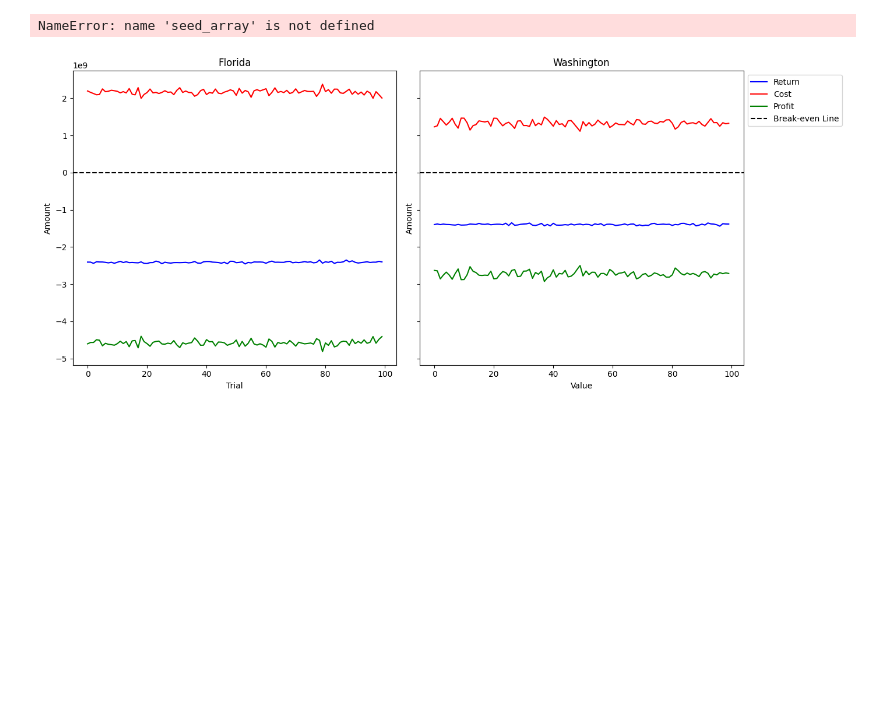
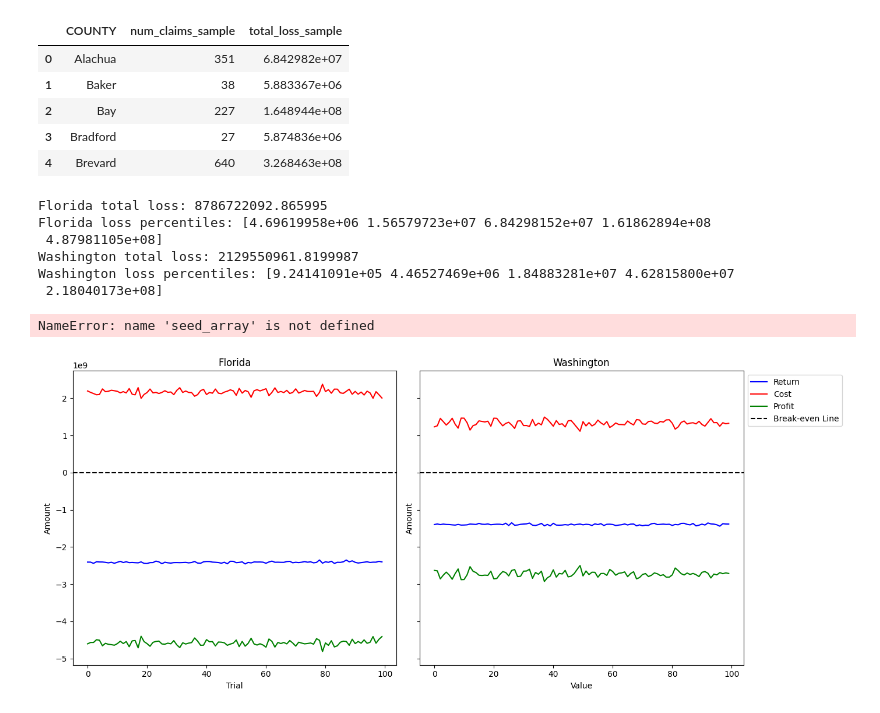
Before and after one commit to junomarques17/numerical_methods_project, a Jupyter notebook: main.ipynb, the cells around one changed output. Drawn from its saved outputs; the diff is of its cells as text; code cells hidden in the pictures; blank space fills up the shorter version.

```diff
--- a/main.ipynb
+++ b/main.ipynb
@@ -235,3 +159,59 @@ Washington state loss samples: [29457.11399477 26896.5768948  28402.70916032 284
+# %%
+def simulate_claims(location, random_state=None):
+    """
+    Generate simulated number of claims per county using Poisson(lambda)
+    and calculate per-county total losses.
+    """
+    rng = np.random.default_rng(random_state)
+    df = location["df_sim"].copy()
+
+    # Poisson draws for number of claims
+    df["num_claims_sample"] = rng.poisson(df["lambda"])
+
+    # Total loss per county
+    df["total_loss_sample"] = df["num_claims_sample"] * df["severity_mean"]
+
+    location["df_sim"] = df
+    return location
+
+# Simulate claims
+FLORIDA = simulate_claims(FLORIDA, random_state=42)
+WASHINGTON = simulate_claims(WASHINGTON, random_state=42)
+
+# Quick check
+FLORIDA["df_sim"][["COUNTY", "num_claims_sample", "total_loss_sample"]].head()
+# %% [output]
+|  | COUNTY | num_claims_sample | total_loss_sample |
+| 0 | Alachua | 351 | 6.842982e+07 |
+| 1 | Baker | 38 | 5.883367e+06 |
+| 2 | Bay | 227 | 1.648944e+08 |
+| 3 | Bradford | 27 | 5.874836e+06 |
+| 4 | Brevard | 640 | 3.268463e+08 |
+# %%
+def aggregate_state_losses(location, percentiles=[0.05, 0.25, 0.5, 0.75, 0.95]):
+    """
+    Aggregate simulated county losses to state level and compute percentiles.
+    """
+    total_state_loss = location["df_sim"]["total_loss_sample"].sum()
+    # Monte Carlo draws can be implemented by repeating above if needed
+    return total_state_loss, np.percentile(location["df_sim"]["total_loss_sample"], np.array(percentiles)*100)
+
+# Example: single-draw aggregation
+fl_total_loss, fl_loss_percentiles = aggregate_state_losses(FLORIDA)
+wa_total_loss, wa_loss_percentiles = aggregate_state_losses(WASHINGTON)
+
+print("Florida total loss:", fl_total_loss)
+print("Florida loss percentiles:", fl_loss_percentiles)
+
+print("Washington total loss:", wa_total_loss)
+print("Washington loss percentiles:", wa_loss_percentiles)
+# %% [output]
+Florida total loss: 8786722092.865995
+Florida loss percentiles: [4.69619958e+06 1.56579723e+07 6.84298152e+07 1.61862894e+08
+ 4.87981105e+08]
+Washington total loss: 2129550961.8199987
+Washington loss percentiles: [9.24141091e+05 4.46527469e+06 1.84883281e+07 4.62815800e+07
+ 2.18040173e+08]
 # %%
 # 4.2 Income Reallocation
 def Co(AO:int, FO:int) -> float:
```
Also changed, not shown: parts of 8 cells of this notebook.
